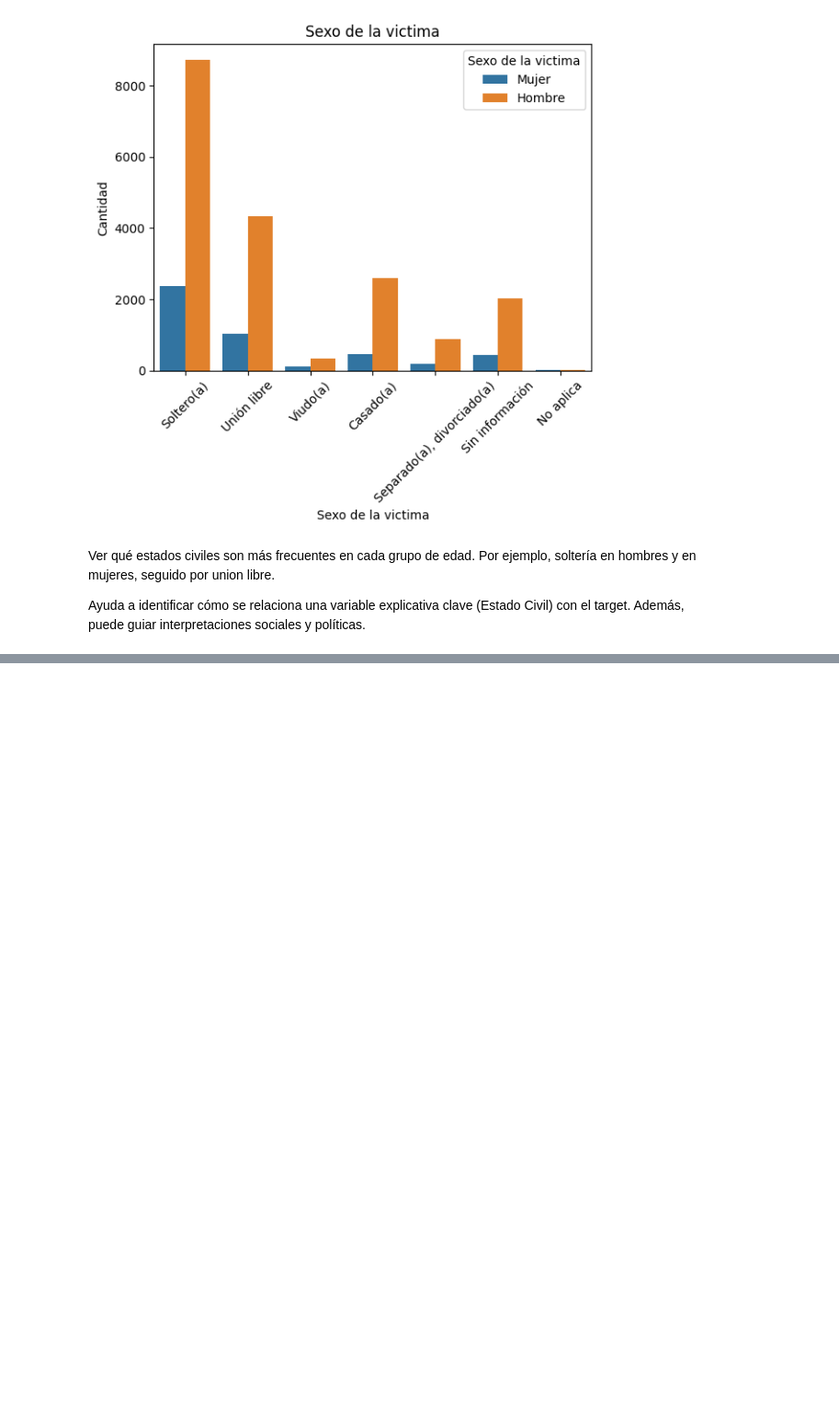
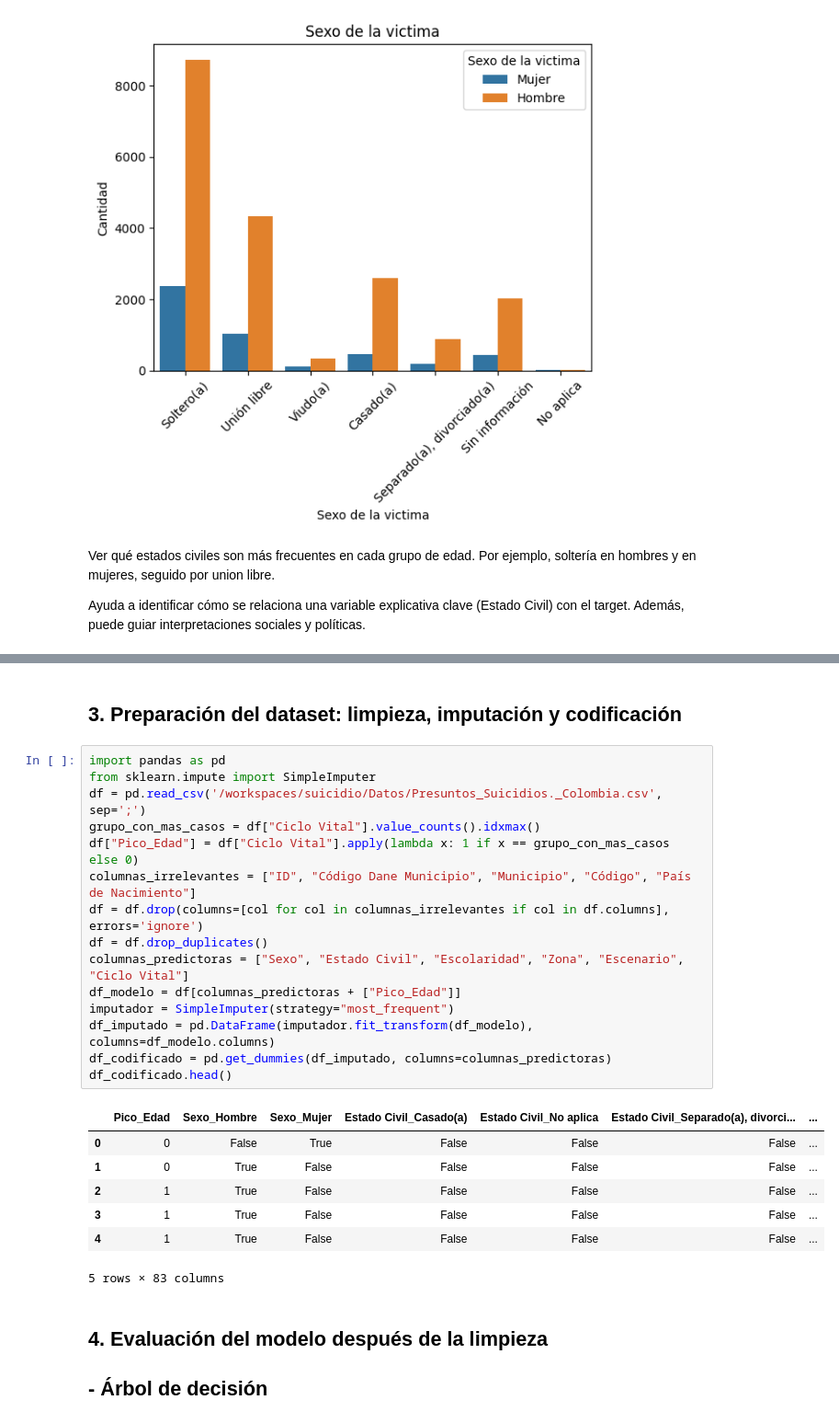
Before and after one commit to stefannyc28/suicidio, a Jupyter notebook: Notebook/Sesion 1.ipynb, the cells around one changed output, grey strips where cells are left out. Shown at 92% size. Cells and saved outputs as stored; diff of their text form; blank space fills up the shorter version.

```diff
--- a/Notebook/Sesion 1.ipynb
+++ b/Notebook/Sesion 1.ipynb
@@ -195,0 +323,29 @@ Ayuda a identificar cómo se relaciona una variable explicativa clave (Estado Ci
+# %% [markdown]
+## 3. Preparación del dataset: limpieza, imputación y codificación
+# %%
+import pandas as pd
+from sklearn.impute import SimpleImputer
+df = pd.read_csv('/workspaces/suicidio/Datos/Presuntos_Suicidios._Colombia.csv', sep=';')
+grupo_con_mas_casos = df["Ciclo Vital"].value_counts().idxmax()
+df["Pico_Edad"] = df["Ciclo Vital"].apply(lambda x: 1 if x == grupo_con_mas_casos else 0)
+columnas_irrelevantes = ["ID", "Código Dane Municipio", "Municipio", "Código", "País de Nacimiento"]
+df = df.drop(columns=[col for col in columnas_irrelevantes if col in df.columns], errors='ignore')
+df = df.drop_duplicates()
+columnas_predictoras = ["Sexo", "Estado Civil", "Escolaridad", "Zona", "Escenario", "Ciclo Vital"]
+df_modelo = df[columnas_predictoras + ["Pico_Edad"]]
+imputador = SimpleImputer(strategy="most_frequent")
+df_imputado = pd.DataFrame(imputador.fit_transform(df_modelo), columns=df_modelo.columns)
+df_codificado = pd.get_dummies(df_imputado, columns=columnas_predictoras)
+df_codificado.head()
+# %% [output]
+|  | Pico_Edad | Sexo_Hombre | Sexo_Mujer | Estado Civil_Casado(a) | Estado Civil_No aplica | Estado Civil_Separado(a), divorci... | ... |
+| 0 | 0 | False | True | False | False | False | ... |
+| 1 | 0 | True | False | False | False | False | ... |
+| 2 | 1 | True | False | False | False | False | ... |
+| 3 | 1 | True | False | False | False | False | ... |
+| 4 | 1 | True | False | False | False | False | ... |
+5 rows × 83 columns
+# %% [markdown]
+## 4. Evaluación del modelo después de la limpieza
+
+## - Árbol de decisión
```
Also changed, not shown: parts of 15 cells of this notebook.
